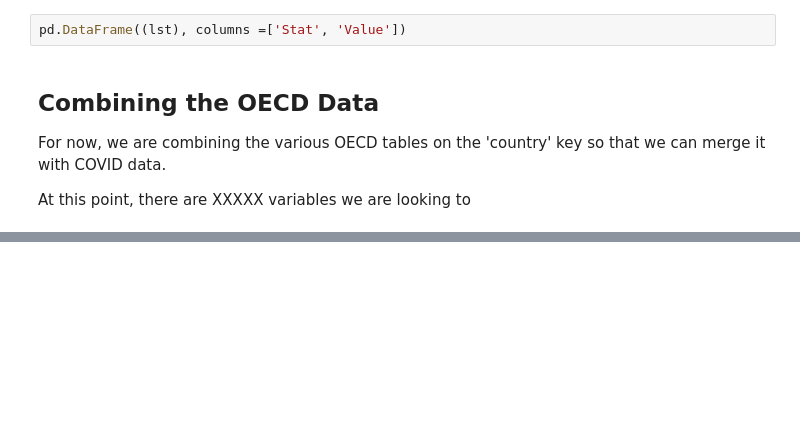
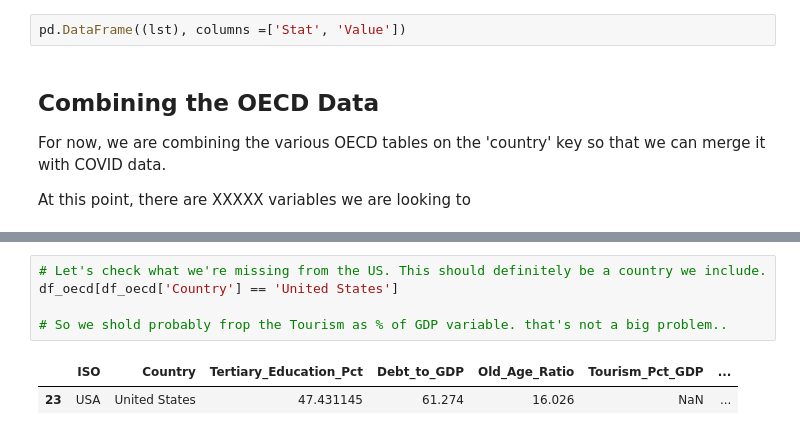
Before and after one commit to pvai-umich/SIADS591, a Jupyter notebook: Project_v1.1.ipynb, the cells around one changed output, grey strips where cells are left out. Drawn from its saved outputs; the diff is of its cells as text; blank space fills up the shorter version.

```diff
--- a/Project_v1.1.ipynb
+++ b/Project_v1.1.ipynb
@@ -384,0 +434,8 @@ lifeexp (44, 3)
+# %%
+# Let's check what we're missing from the US. This should definitely be a country we include.
+df_oecd[df_oecd['Country'] == 'United States']
+
+# So we shold probably frop the Tourism as % of GDP variable. that's not a big problem..
+# %% [output]
+|  | ISO | Country | Tertiary_Education_Pct | Debt_to_GDP | Old_Age_Ratio | Tourism_Pct_GDP | ... |
+| 23 | USA | United States | 47.431145 | 61.274 | 16.026 | NaN | ... |
```
Also changed, not shown: parts of 3 cells of this notebook.
